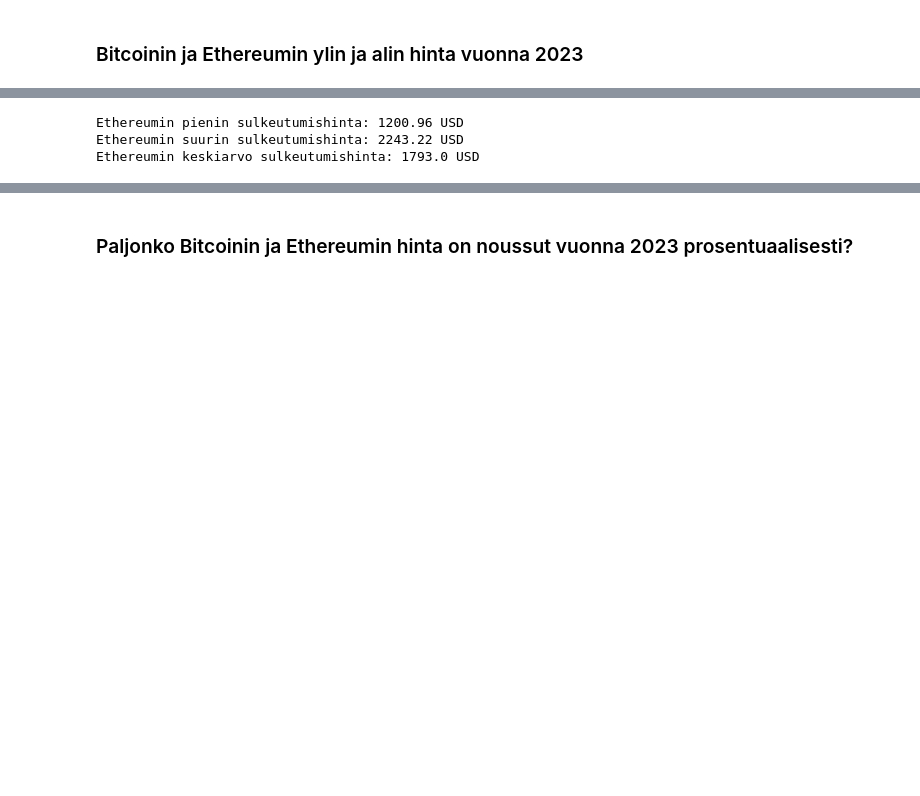
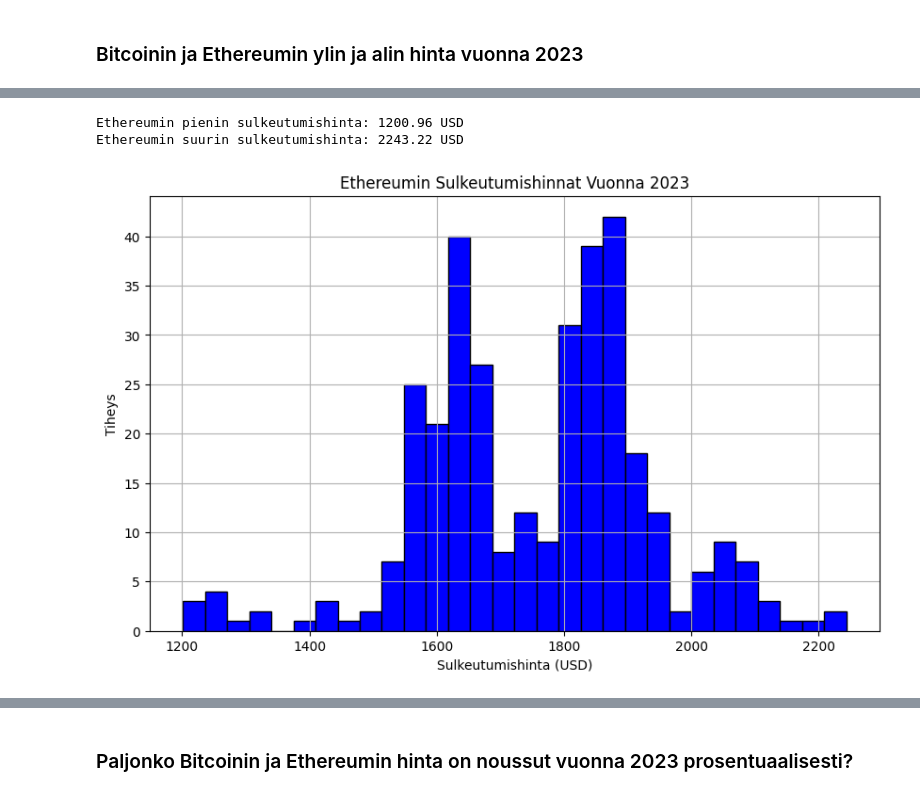
Before and after one commit to awonfs/analysoinnin_perusteet_2023, a Jupyter notebook: BitcoinProjectWork.ipynb, the cells around one changed output, grey strips where cells are left out. Cells and saved outputs as stored; diff of their text form; code cells hidden in the pictures; blank space fills up the shorter version.

```diff
--- a/BitcoinProjectWork.ipynb
+++ b/BitcoinProjectWork.ipynb
@@ -258,13 +271,12 @@ Bitcoinin keskiarvo sulkeutumishinta: 27429.98 USD
 # %%
 # Ethereum
 min_close_price_eth_2023 = eth_2023['Close'].min()
 max_close_price_eth_2023 = eth_2023['Close'].max()
-keskiarvo_close_price_eth_2023 = eth_2023['Close'].median()
 
 print("Ethereumin pienin sulkeutumishinta:", round(min_close_price_eth_2023, 2), "USD")
 print("Ethereumin suurin sulkeutumishinta:", round(max_close_price_eth_2023, 2), "USD")
-print("Ethereumin keskiarvo sulkeutumishinta:", round(keskiarvo_close_price_eth_2023, 2), "USD")
+sulkeutumishinnat_2023(eth_2023['Close'], 'Ethereumin Sulkeutumishinnat Vuonna 2023', 'Sulkeutumishinta (USD)', 'Tiheys', bins=30, color='blue')
 # %% [output]
 Ethereumin pienin sulkeutumishinta: 1200.96 USD
 Ethereumin suurin sulkeutumishinta: 2243.22 USD
-Ethereumin keskiarvo sulkeutumishinta: 1793.0 USD
+[figure, added]
```
Also changed, not shown: parts of 16 cells of this notebook.
